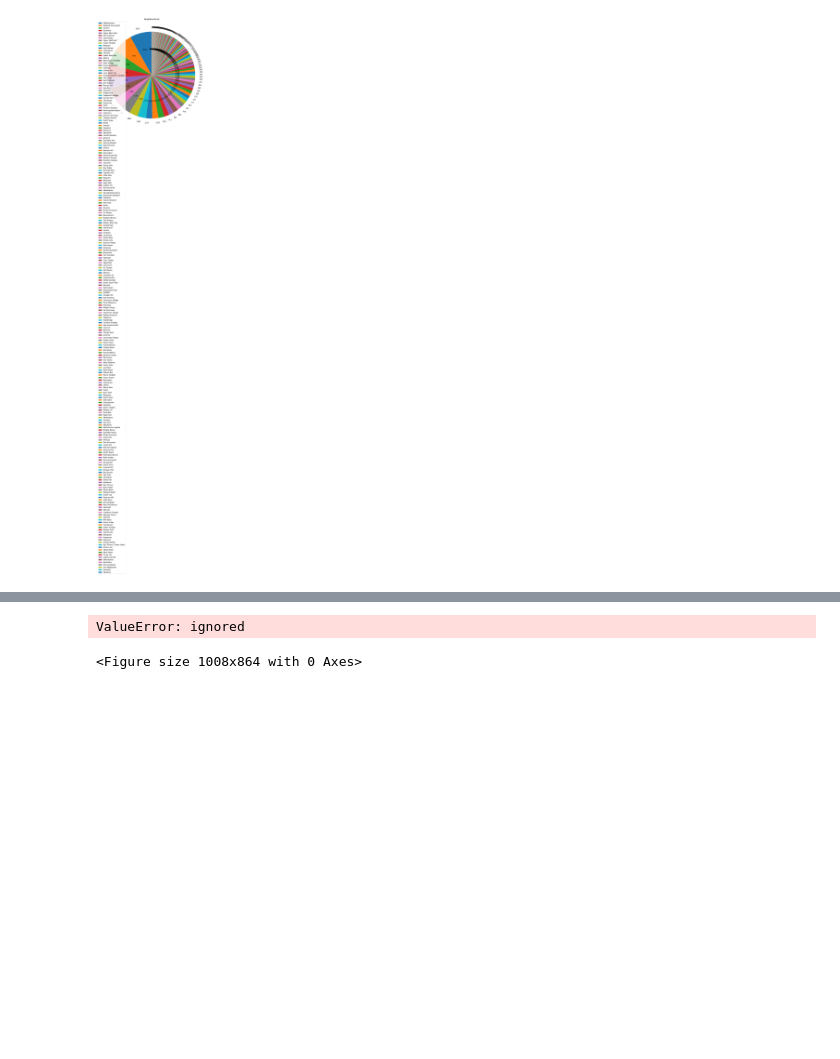
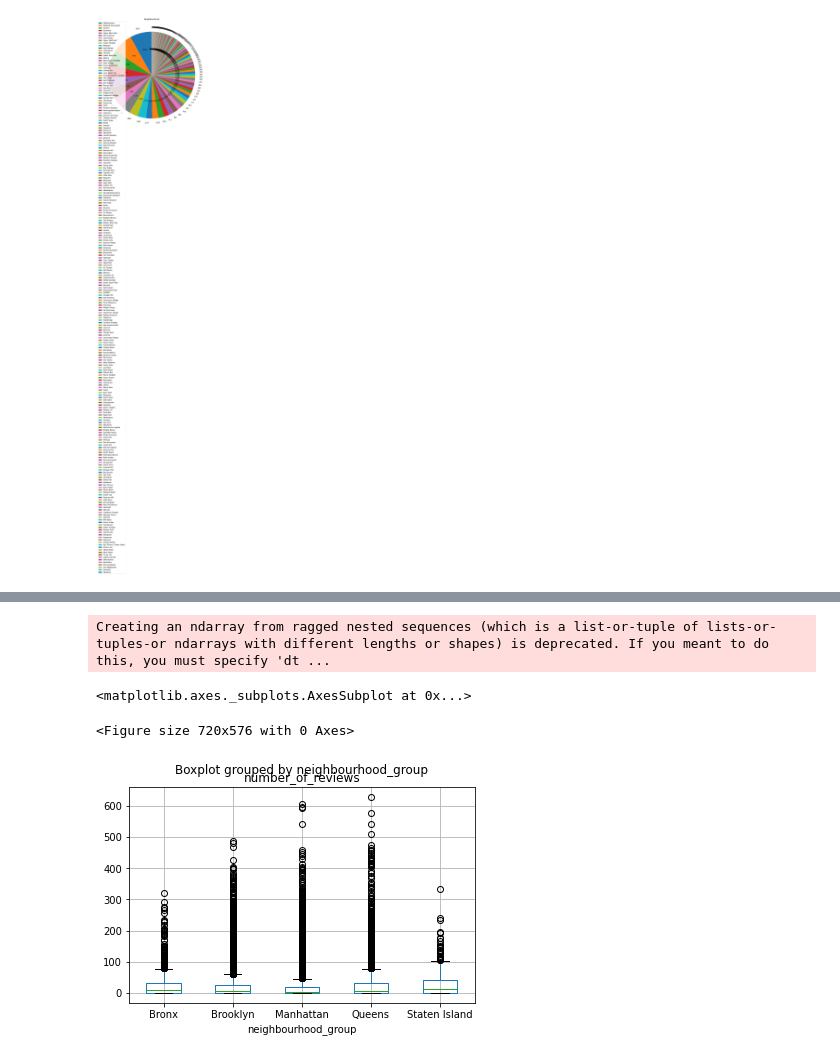
Before and after one commit to sravyagadam/EDA_Capstone, a Jupyter notebook: Copy_of_Airbnb_Bookings_Analysis_Capstone_Project.ipynb, the cells around one changed output, grey strips where cells are left out. Saved outputs shown, nothing was run; the diff lists cells and outputs as text; code cells hidden in the pictures; blank space fills up the shorter version.

```diff
--- a/Copy_of_Airbnb_Bookings_Analysis_Capstone_Project.ipynb
+++ b/Copy_of_Airbnb_Bookings_Analysis_Capstone_Project.ipynb
@@ -126,8 +126,14 @@ airbnb_reviews
 # %%
-plt.figure(figsize=(14,12))
-sns.boxplot(y='number_of_reviews',x='neighbourhood_group',data =airbnb_reviews)
-plt.title('Neighbourhood Group Price Distribution')
-plt.show()
+#plt.figure(figsize=(14,12))
+#airbnb_reviews.boxplot(rot=45,subplots=False, fontsize=12)
+fig = plt.figure(figsize=(10,8))
+plt.suptitle('')
+airbnb.boxplot(column=['number_of_reviews'], by='neighbourhood_group')
+#sns.boxplot(y='number_of_reviews',x='neighbourhood_group',data =airbnb_reviews)
+#plt.title('Neighbourhood Group Price Distribution')
+#plt.show()
 # %% [output]
-ValueError: ignored
+Creating an ndarray from ragged nested sequences (which is a list-or-tuple of lists-or-tuples-or ndarrays with different lengths or shapes) is deprecated. If you meant to do this, you must specify 'dt ...
-<Figure size 1008x864 with 0 Axes>
+<matplotlib.axes._subplots.AxesSubplot at 0x...>
+<Figure size 720x576 with 0 Axes>
+[figure, added]
```
Also changed, not shown: parts of 2 cells of this notebook.
